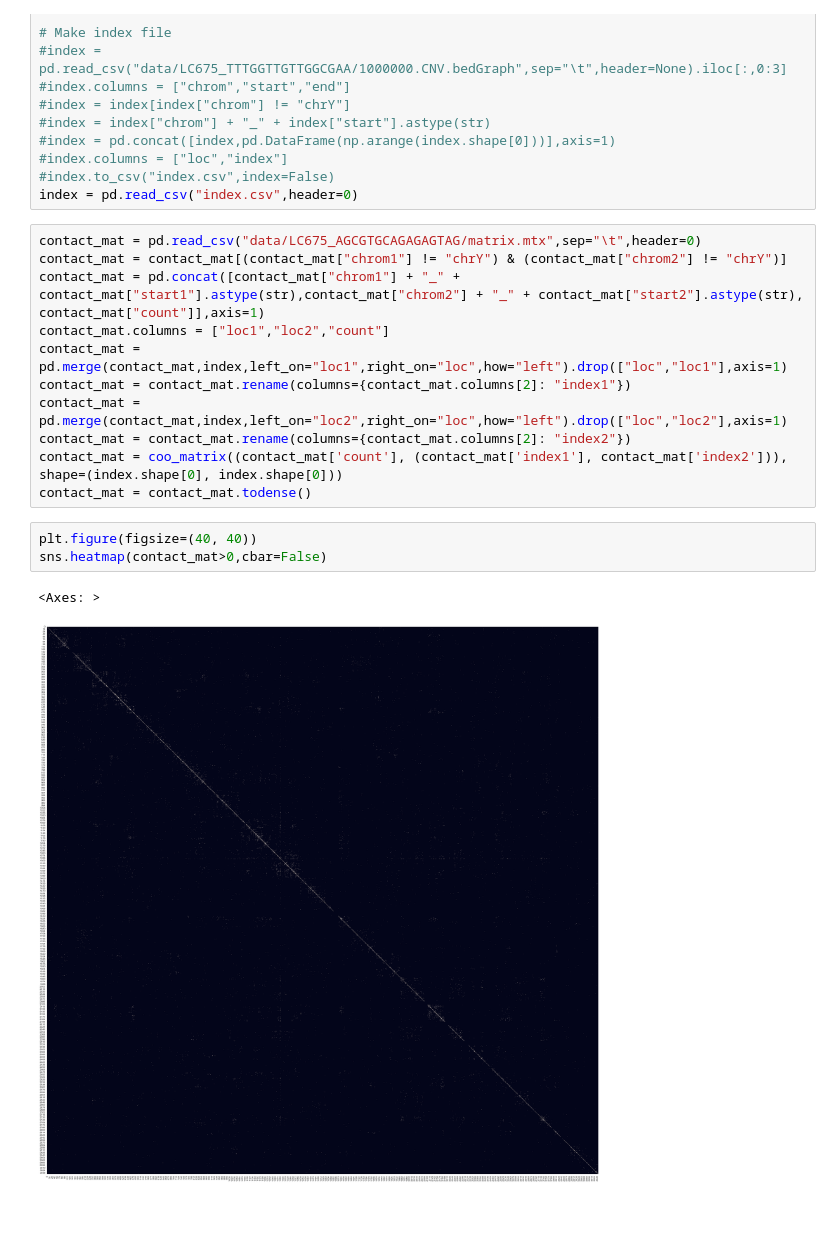
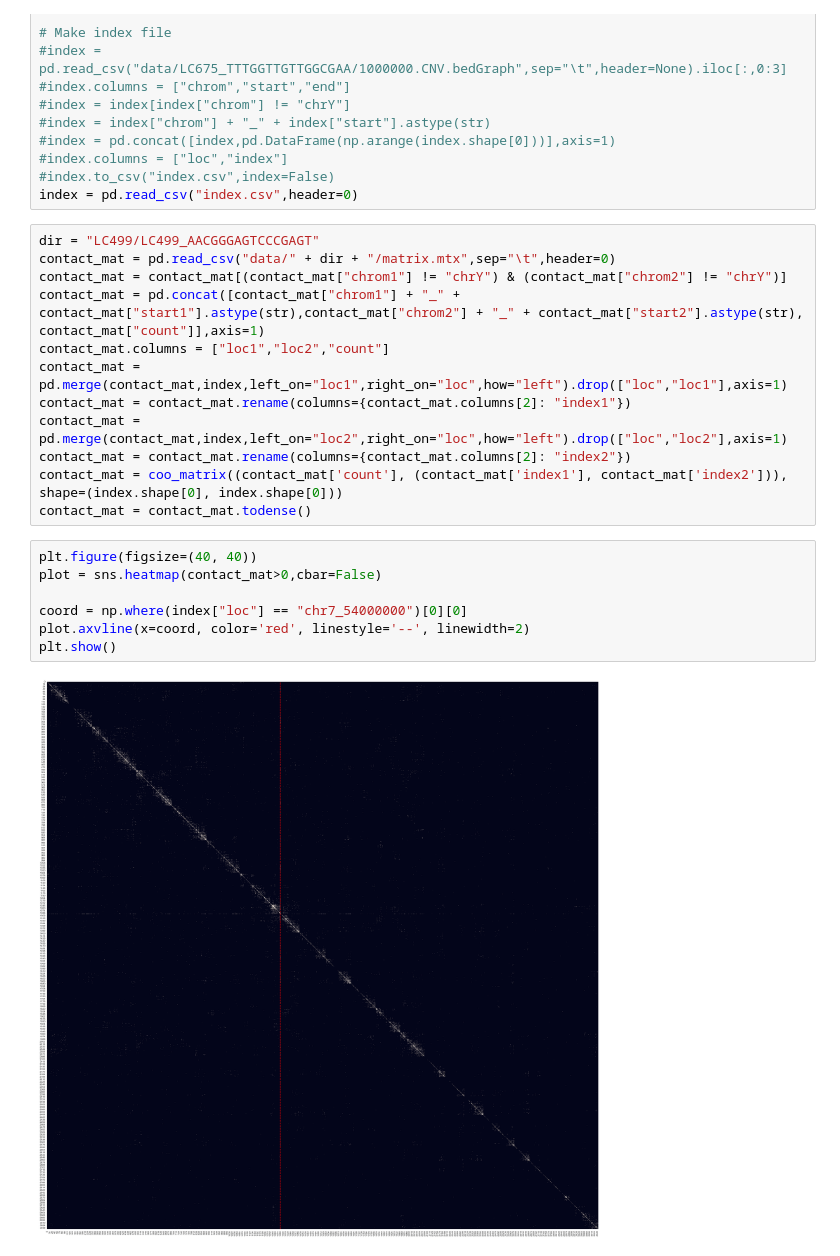
Before and after one commit to Enterprise-D/ecDNAalternative, a Jupyter notebook: feature_reorgnization.ipynb, the cells around one changed output. Saved outputs shown, nothing was run; the diff lists cells and outputs as text; blank space fills up the shorter version.

```diff
--- a/feature_reorgnization.ipynb
+++ b/feature_reorgnization.ipynb
@@ -15,7 +15,8 @@ import matplotlib.pyplot as plt
 #index.to_csv("index.csv",index=False)
 index = pd.read_csv("index.csv",header=0)
 # %%
-contact_mat = pd.read_csv("data/LC675_AGCGTGCAGAGAGTAG/matrix.mtx",sep="\t",header=0)
+dir = "LC499/LC499_AACGGGAGTCCCGAGT"
+contact_mat = pd.read_csv("data/" + dir + "/matrix.mtx",sep="\t",header=0)
 contact_mat = contact_mat[(contact_mat["chrom1"] != "chrY") & (contact_mat["chrom2"] != "chrY")]
 contact_mat = pd.concat([contact_mat["chrom1"] + "_" + contact_mat["start1"].astype(str),contact_mat["chrom2"] + "_" + contact_mat["start2"].astype(str), contact_mat["count"]],axis=1)
 contact_mat.columns = ["loc1","loc2","count"]
@@ -27,7 +28,10 @@ contact_mat = coo_matrix((contact_mat['count'], (contact_mat['index1'], contact_
 contact_mat = contact_mat.todense()
 # %%
 plt.figure(figsize=(40, 40))
-sns.heatmap(contact_mat>0,cbar=False)
+plot = sns.heatmap(contact_mat>0,cbar=False)
+
+coord = np.where(index["loc"] == "chr7_54000000")[0][0]
+plot.axvline(x=coord, color='red', linestyle='--', linewidth=2)
+plt.show()
 # %% [output]
-<Axes: >
-[figure, old version]
+[figure, new version]
```
Also changed, not shown: parts of 1 cell of this notebook, 2 other files.
